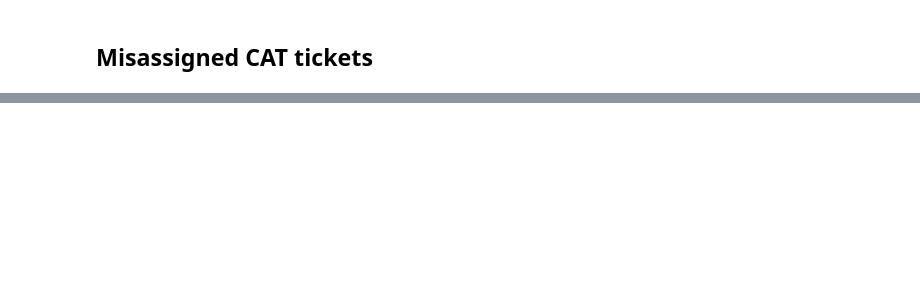
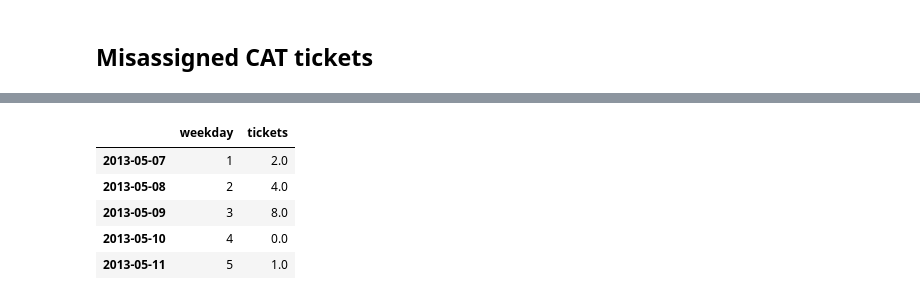
Before and after one commit to BookOps-CAT/tickets-analysis, a Jupyter notebook: notebooks/charts.ipynb, the cells around one changed output, grey strips where cells are left out. Cells and saved outputs as stored; diff of their text form; code cells hidden in the pictures; blank space fills up the shorter version.

```diff
--- a/notebooks/charts.ipynb
+++ b/notebooks/charts.ipynb
@@ -94,0 +111,11 @@ fig.show()
+# %%
+fh6 = '../data-display/cat-tickets-by-day.csv'
+df = pd.read_csv(fh6, index_col=0)
+df.head()
+# %% [output]
+|  | weekday | tickets |
+| 2013-05-07 | 1 | 2.0 |
+| 2013-05-08 | 2 | 4.0 |
+| 2013-05-09 | 3 | 8.0 |
+| 2013-05-10 | 4 | 0.0 |
+| 2013-05-11 | 5 | 1.0 |
```
Also changed, not shown: parts of 8 cells of this notebook, 4 other files.
